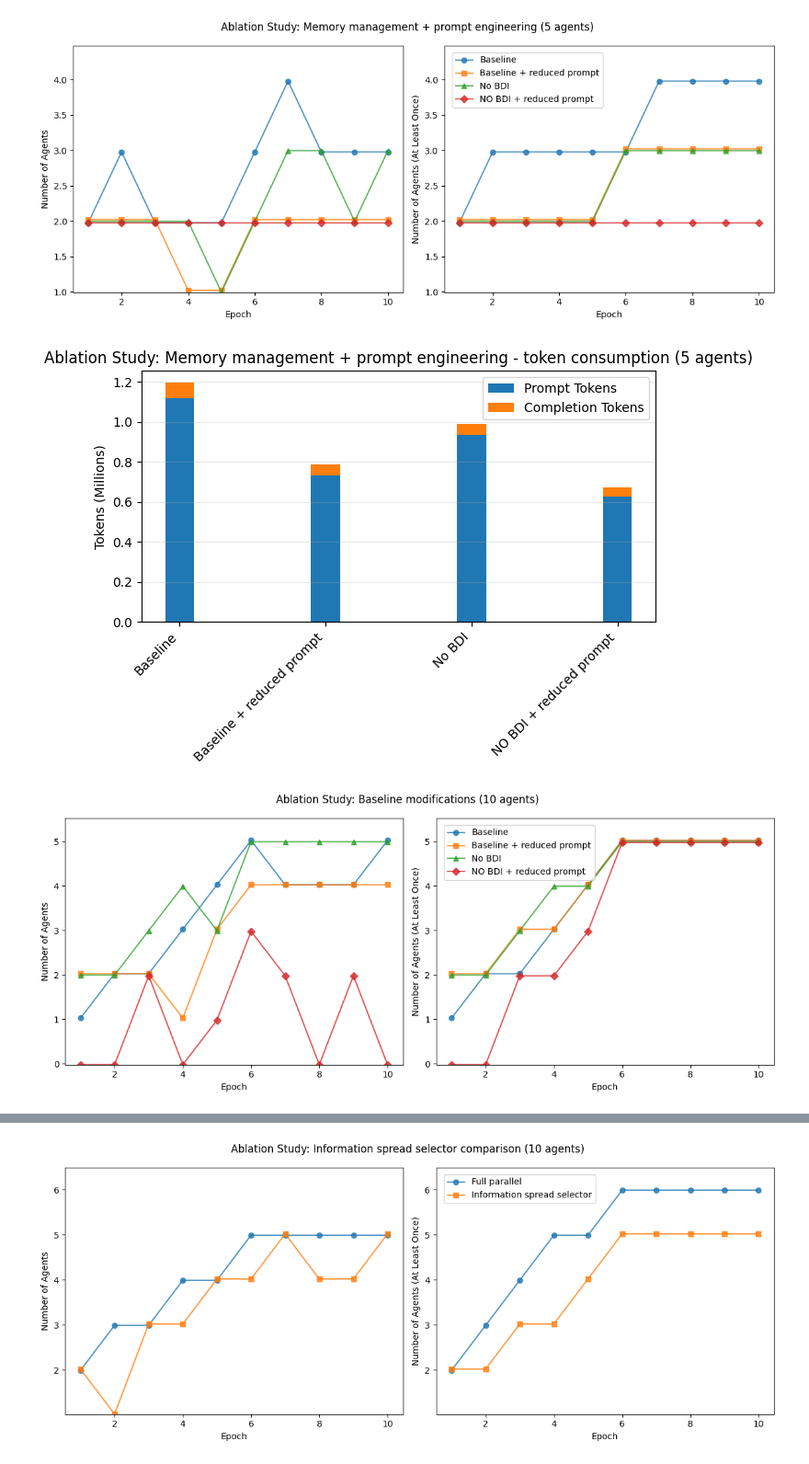
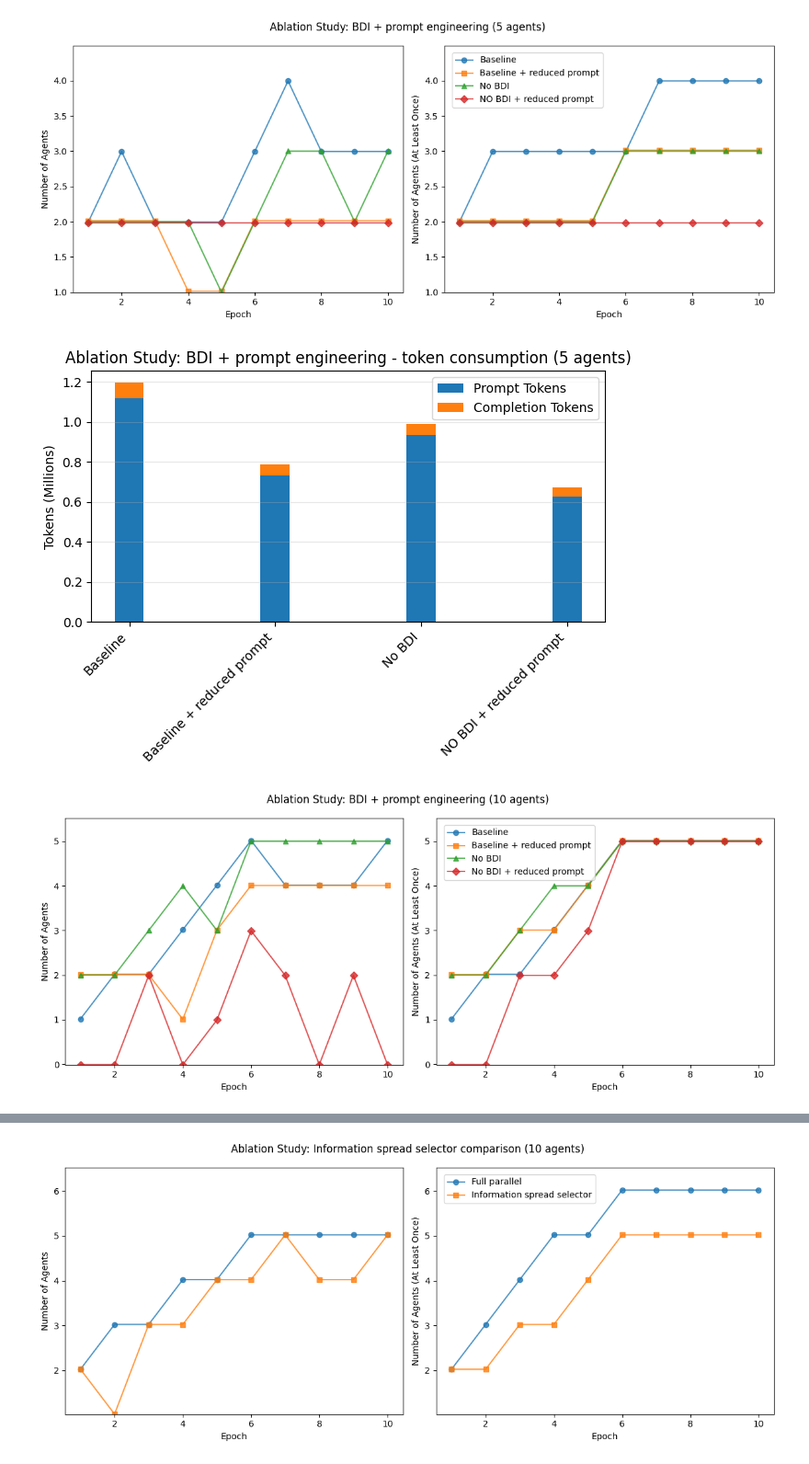
Before and after one commit to matuskonig/generative-agents, a Jupyter notebook: experiments/abbl_study_results.ipynb, the cells around one changed output, grey strips where cells are left out. Shown at 92% size. Cells and saved outputs as stored; diff of their text form; code cells hidden in the pictures.

```diff
--- a/experiments/abbl_study_results.ipynb
+++ b/experiments/abbl_study_results.ipynb
@@ -171,39 +186,39 @@ create_abblation_plot(
     [
         ("Baseline", A1_baseline_5),
         ("Baseline + reduced prompt", A2_baseline_5_redprompt),
         ("No BDI", A3_simple_no_bdi_5),
         ("NO BDI + reduced prompt", A4_simple_no_bdi_5_red),
     ],
-    title="Ablation Study: Memory management + prompt engineering (5 agents)",
+    title="Ablation Study: BDI + prompt engineering (5 agents)",
 )
 create_token_consumption_plot(
     [
         ("Baseline", A1_baseline_5),
         ("Baseline + reduced prompt", A2_baseline_5_redprompt),
         ("No BDI", A3_simple_no_bdi_5),
         ("NO BDI + reduced prompt", A4_simple_no_bdi_5_red),
     ],
-    title="Ablation Study: Memory management + prompt engineering - token consumption (5 agents)",
+    title="Ablation Study: BDI + prompt engineering - token consumption (5 agents)",
 )
 create_abblation_plot(
     [
         ("Baseline", A5_baseline_10),
         ("Baseline + reduced prompt", A6_baseline_10_redprompt),
         ("No BDI", A7_simple_no_bdi_10),
-        ("NO BDI + reduced prompt", A8_simple_no_bdi_10_red),
+        ("No BDI + reduced prompt", A8_simple_no_bdi_10_red),
     ],
-    title="Ablation Study: Baseline modifications (10 agents)",
+    title="Ablation Study: BDI + prompt engineering (10 agents)",
 )
 create_token_consumption_plot(
     [
         ("Baseline", A5_baseline_10),
         ("Baseline + reduced prompt", A6_baseline_10_redprompt),
         ("No BDI", A7_simple_no_bdi_10),
-        ("NO BDI + reduced prompt", A8_simple_no_bdi_10_red),
+        ("No BDI + reduced prompt", A8_simple_no_bdi_10_red),
     ],
-    title="Ablation Study: Baseline modifications - token consumption (10 agents)",
+    title="Ablation Study: BDI + prompt engineering (10 agents)",
 )
 # %% [output]
-[figure, old version]
+[figure, new version]
-[figure, old version]
+[figure, new version]
-[figure, old version]
+[figure, new version]
```
Also changed, not shown: parts of 18 cells of this notebook, 12 other files.
